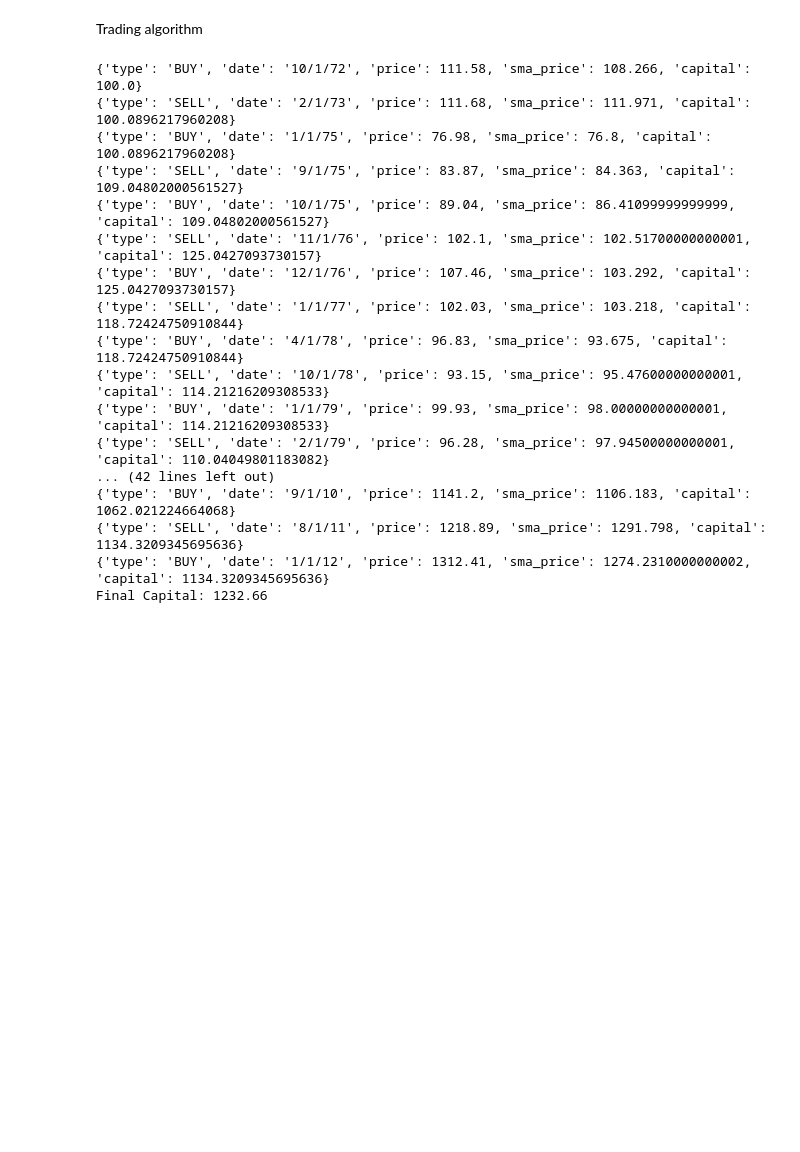
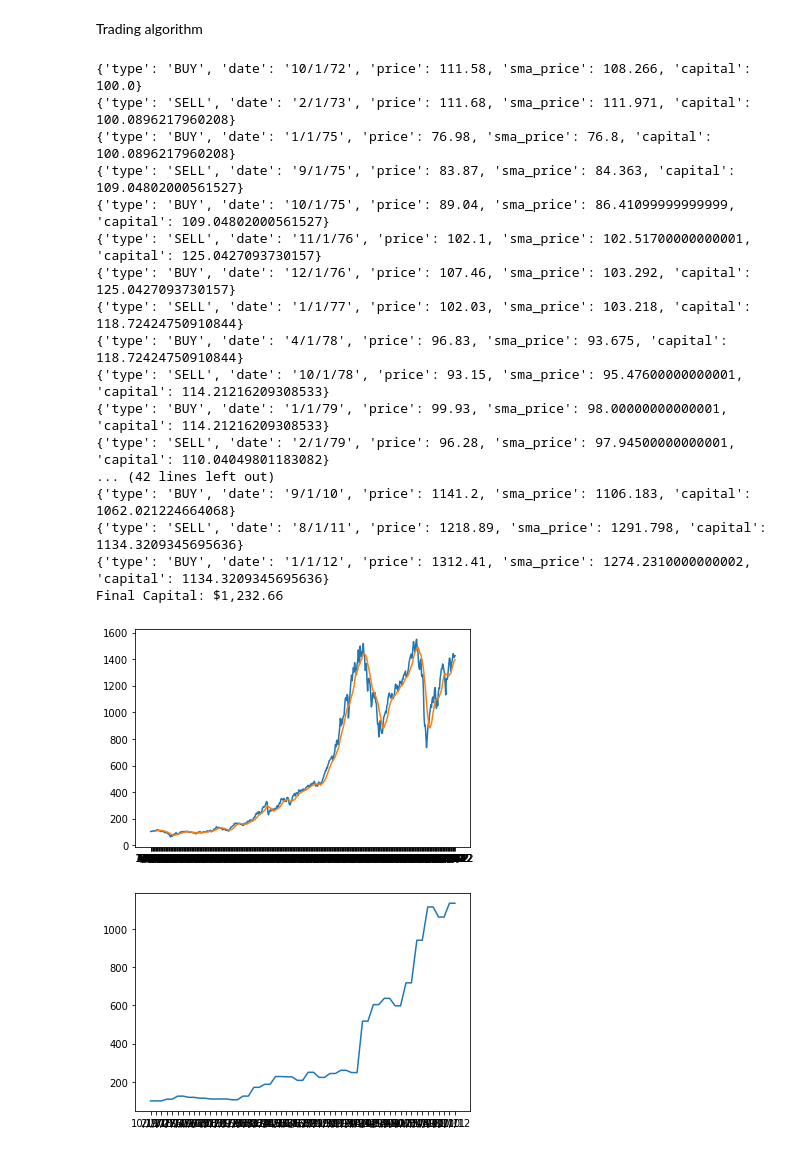
Before and after one commit to yesh0907/GTAA-Trading-Bot, a Jupyter notebook: main.ipynb, the cells around one changed output. Cells and saved outputs as stored; diff of their text form; code cells hidden in the pictures; blank space fills up the shorter version.

Commit message:
Add graphing

```diff
--- a/main.ipynb
+++ b/main.ipynb
@@ -125,7 +126,18 @@ class GTAA(object):
             self.capital = self._compute_capital(self.log[-1].get('price'), self.monthly_price.values[-1])
         for entry in self.log:
             print(entry)
-        print('Final Capital:', round(self.capital, 2))
+        print('Final Capital: ${:,.2f}'.format(round(self.capital, 2)))
+
+    def graph_prices(self):
+        plt.plot(self.df['Date'], self.monthly_price)
+        plt.plot(self.df['Date'], self.sma_price)
+        plt.show()
+
+    def graph_capital(self):
+        dates = [entry['date'] for entry in self.log]
+        capital = [entry['capital'] for entry in self.log]
+        plt.plot(dates, capital)
+        plt.show()
 
     def _compute_capital(self, prev_price, new_price):
         return self.capital * (1 + self._compute_percent_change(prev_price, new_price))
@@ -152,4 +164,10 @@ sp_model.simulate()
 {'type': 'BUY', 'date': '9/1/10', 'price': 1141.2, 'sma_price': 1106.183, 'capital': 1062.021224664068}
 {'type': 'SELL', 'date': '8/1/11', 'price': 1218.89, 'sma_price': 1291.798, 'capital': 1134.3209345695636}
 {'type': 'BUY', 'date': '1/1/12', 'price': 1312.41, 'sma_price': 1274.2310000000002, 'capital': 1134.3209345695636}
-Final Capital: 1232.66
+Final Capital: $1,232.66
+# %%
+sp_model.graph_prices()
+sp_model.graph_capital()
+# %% [output]
+[figure, added]
+[figure, added]
```
Also changed, not shown: parts of 1 cell of this notebook.
